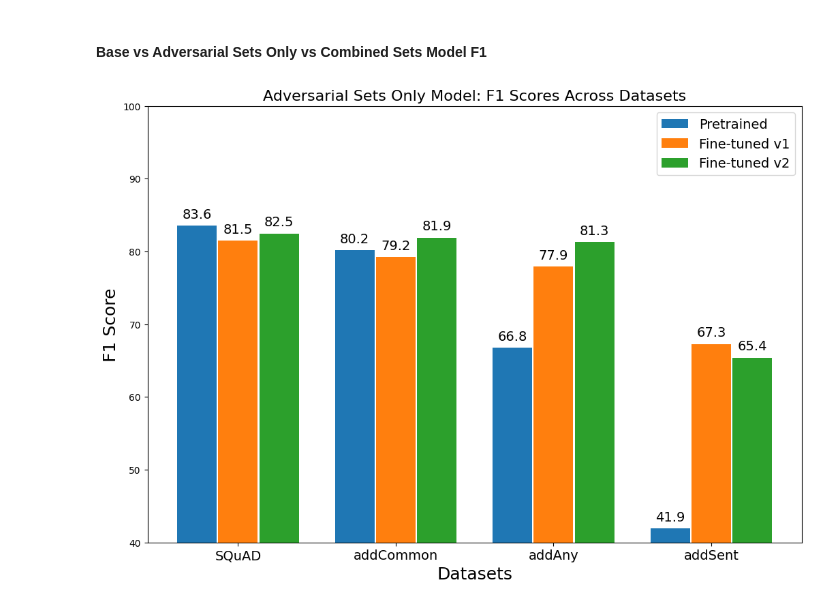
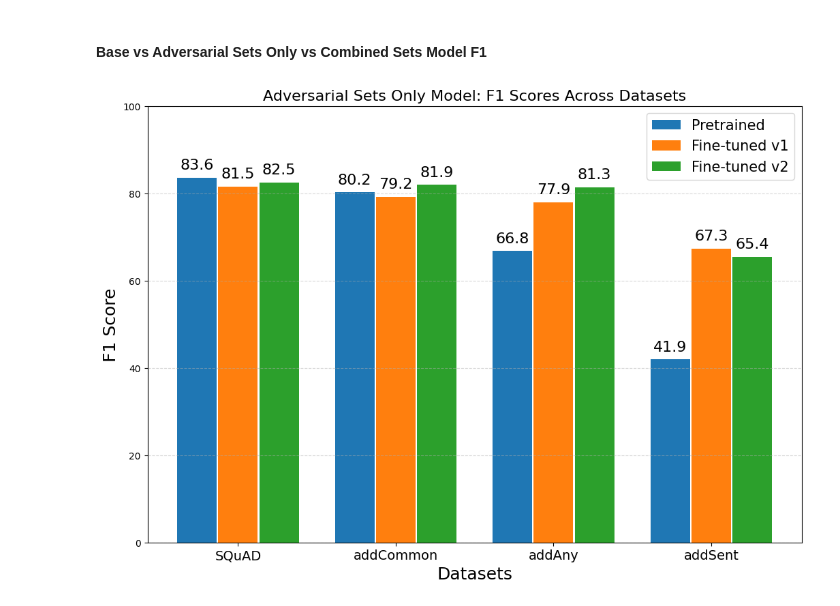
Before and after one commit to Shaz-Momin/nlp-fp-dataset-artifacts, a Jupyter notebook: new_results.ipynb, the cells around one changed output. Saved outputs shown, nothing was run; the diff lists cells and outputs as text; code cells hidden in the pictures.

```diff
--- a/new_results.ipynb
+++ b/new_results.ipynb
@@ -11,51 +11,57 @@ fine_tuned_v2_evals = {'SQuAD': './new_eval_outputs/adv_combined_v2/base_squad',
 import json
 import matplotlib.pyplot as plt
 
-def plot_f1_results(title):
+def plot_metric_results(metric, title, yLabel, label_format="%.1f", ylim=(0, 100)):
     # Load the data from the JSON files
-    def load_f1_scores(eval_paths):
-        f1_scores = {}
+    def load_scores(eval_paths):
+        scores = {}
         for key, path in eval_paths.items():
             with open(f"{path}/eval_metrics.json", 'r') as file:
                 data = json.load(file)
-                f1_scores[key] = data['eval_f1']
-        return f1_scores
+                if metric == 'eval_bleu':
+                    scores[key] = data[metric]['bleu']
+                elif data[metric] is not None:
+                    scores[key] = data[metric]
+                else:
+                    print(f"Metric {metric} not found in {path}/eval_metrics.json")
+        return scores
 
-    pretrained_scores = load_f1_scores(pretrained_evals)
-    fine_tuned_v1_scores = load_f1_scores(fine_tuned_v1_evals)
-    fine_tuned_v2_scores = load_f1_scores(fine_tuned_v2_evals)
+    pretrained_scores = load_scores(pretrained_evals)
+    fine_tuned_v1_scores = load_scores(fine_tuned_v1_evals)
+    fine_tuned_v2_scores = load_scores(fine_tuned_v2_evals)
 
     # Define the datasets
     datasets = list(pretrained_evals.keys())
 
     # Plot the F1 scores
     fig, ax = plt.subplots(figsize=(12, 8))
     bar_width = 0.25
     padding = 0.01
     index = range(len(datasets))
 
     bar1 = plt.bar([i - bar_width - padding for i in index], [pretrained_scores[dataset] for dataset in datasets], bar_width, label='Pretrained')
     bar2 = plt.bar([i for i in index], [fine_tuned_v1_scores[dataset] for dataset in datasets], bar_width, label='Fine-tuned v1')
     bar3 = plt.bar([i + bar_width + padding for i in index], [fine_tuned_v2_scores[dataset] for dataset in datasets], bar_width, label='Fine-tuned v2')
 
     # Add labels for each bar
-    for i, dataset in enumerate(datasets):
-        plt.text(i - bar_width - padding, pretrained_scores[dataset] + 1, f"{pretrained_scores[dataset]:.1f}", ha='center', fontsize=14)
-        plt.text(i, fine_tuned_v1_scores[dataset] + 1, f"{fine_tuned_v1_scores[dataset]:.1f}", ha='center', fontsize=14)
-        plt.text(i + bar_width + padding, fine_tuned_v2_scores[dataset] + 1, f"{fine_tuned_v2_scores[dataset]:.1f}", ha='center', fontsize=14)
+    plt.bar_label(bar1, padding=6, fontsize=16, fmt=label_format)
+    plt.bar_label(bar2, padding=6, fontsize=16, fmt=label_format)
+    plt.bar_label(bar3, padding=6, fontsize=16, fmt=label_format)
 
     # Add titles and labels
     plt.xlabel('Datasets', fontsize=18)
-    plt.ylabel('F1 Score', fontsize=18)
+    plt.ylabel(yLabel, fontsize=18)
     plt.title(title, fontsize=16)
-    plt.ylim(40, 100)
+    plt.grid(axis='y', linestyle='--', alpha=0.5)
+    plt.ylim(ylim)
     plt.xticks([i for i in index], datasets, fontsize=14)
-    plt.legend(fontsize=14)  # Increase the font size of the legend
+    plt.legend(fontsize=15)  # Increase the font size of the legend
+
 
     plt.tight_layout()
     plt.subplots_adjust(left=0.1, right=0.9, top=0.9, bottom=0.1)  # Add padding around the whole chart
     plt.show()
 
-plot_f1_results('Adversarial Sets Only Model: F1 Scores Across Datasets')
+plot_metric_results(metric='eval_f1', yLabel="F1 Score", title='Adversarial Sets Only Model: F1 Scores Across Datasets')
 # %% [output]
-[figure, old version]
+[figure, new version]
```
Also changed, not shown: parts of 2 cells of this notebook, 5 other files.
